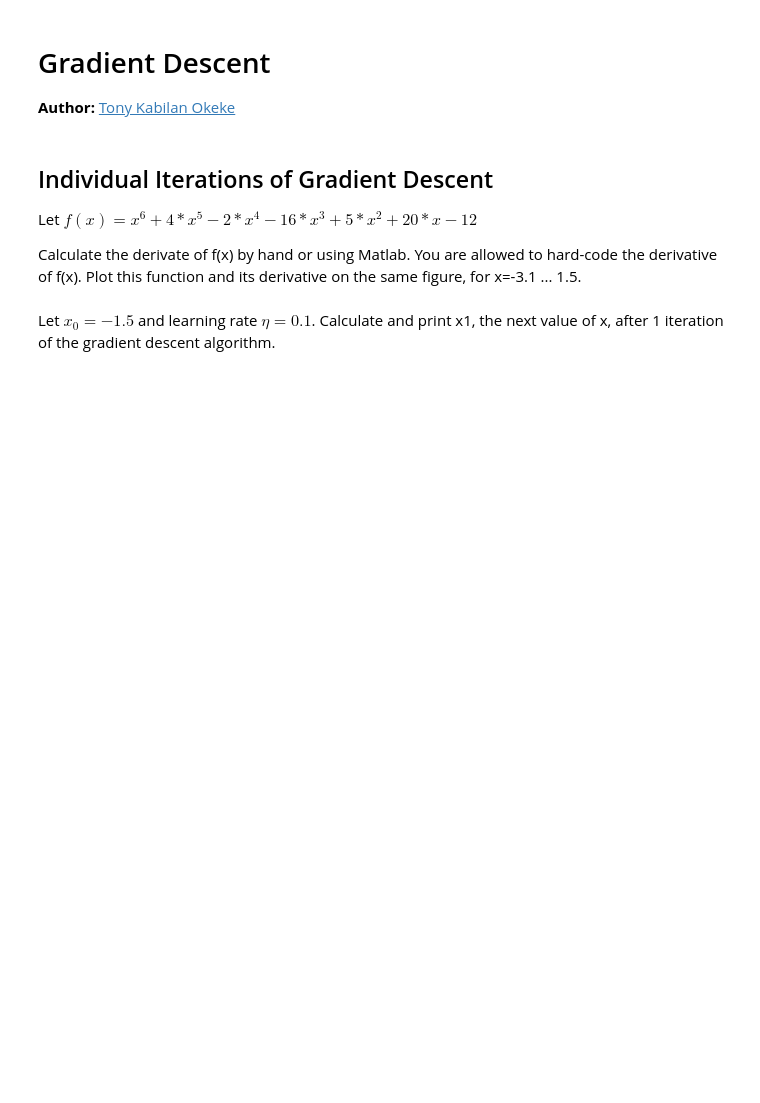
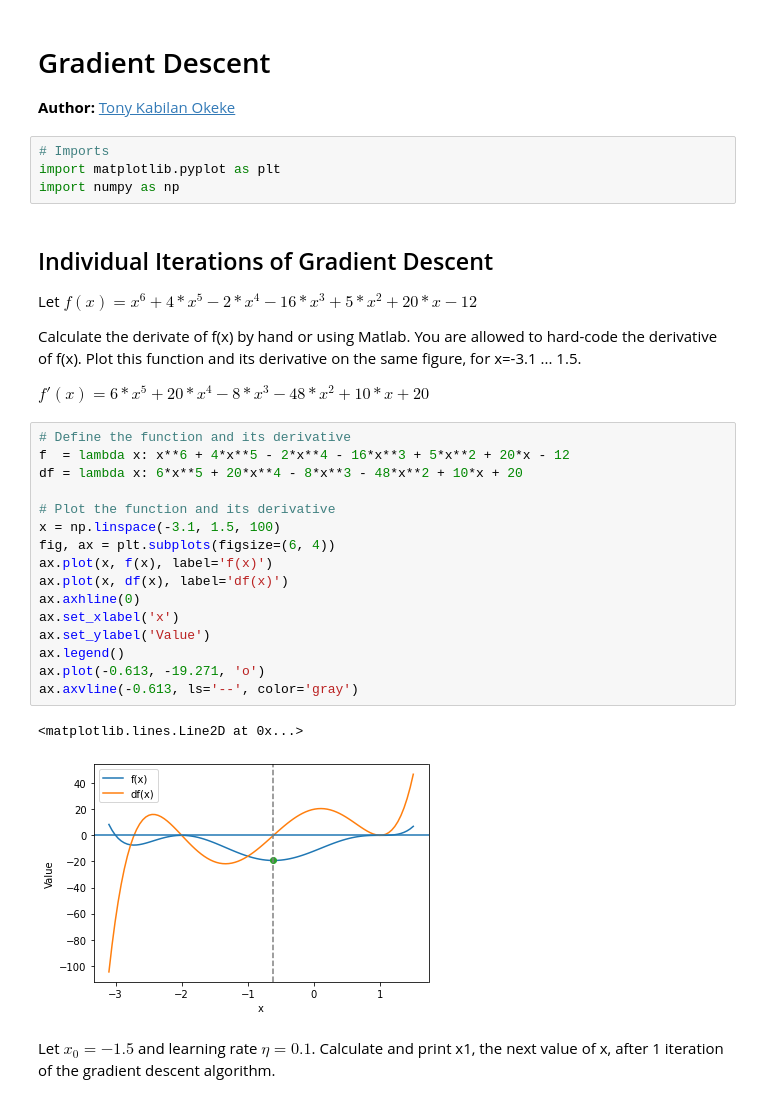
Before and after one commit to Kabilan108/drexel-coursework, a Jupyter notebook: bmes547/5_gdescent/homework/hwgdescent.ipynb, the cells around one changed output. Saved outputs shown, nothing was run; the diff lists cells and outputs as text; blank space fills up the shorter version.

```diff
--- a/bmes547/5_gdescent/homework/hwgdescent.ipynb
+++ b/bmes547/5_gdescent/homework/hwgdescent.ipynb
@@ -2,6 +2,10 @@
 # Gradient Descent
 
 **Author:** [Tony Kabilan Okeke](mailto:tko35@drexel.edu)
+# %%
+# Imports
+import matplotlib.pyplot as plt
+import numpy as np
 # %% [markdown]
 ## Individual Iterations of Gradient Descent
 
@@ -10,6 +14,27 @@ Let $f(x)=x^6 + 4*x^5 - 2*x^4 - 16*x^3 + 5*x^2 + 20*x - 12$
 Calculate the derivate of f(x) by hand or using Matlab. You are allowed to
 hard-code the derivative of f(x). Plot this function and its derivative on the
 same figure, for x=-3.1 ... 1.5.
+
+$f'(x) = 6*x^5 + 20*x^4 - 8*x^3 - 48*x^2 + 10*x + 20$
+# %%
+# Define the function and its derivative
+f  = lambda x: x**6 + 4*x**5 - 2*x**4 - 16*x**3 + 5*x**2 + 20*x - 12
+df = lambda x: 6*x**5 + 20*x**4 - 8*x**3 - 48*x**2 + 10*x + 20
+
+# Plot the function and its derivative
+x = np.linspace(-3.1, 1.5, 100)
+fig, ax = plt.subplots(figsize=(6, 4))
+ax.plot(x, f(x), label='f(x)')
+ax.plot(x, df(x), label='df(x)')
+ax.axhline(0)
+ax.set_xlabel('x')
+ax.set_ylabel('Value')
+ax.legend()
+ax.plot(-0.613, -19.271, 'o')
+ax.axvline(-0.613, ls='--', color='gray')
+# %% [output]
+<matplotlib.lines.Line2D at 0x...>
+[figure, added]
 # %% [markdown]
 Let $x_0=-1.5$ and learning rate $\eta=0.1$. Calculate and print x1, the next
 value of x, after 1 iteration of the gradient descent algorithm.
```
Also changed, not shown: parts of 7 cells of this notebook.
